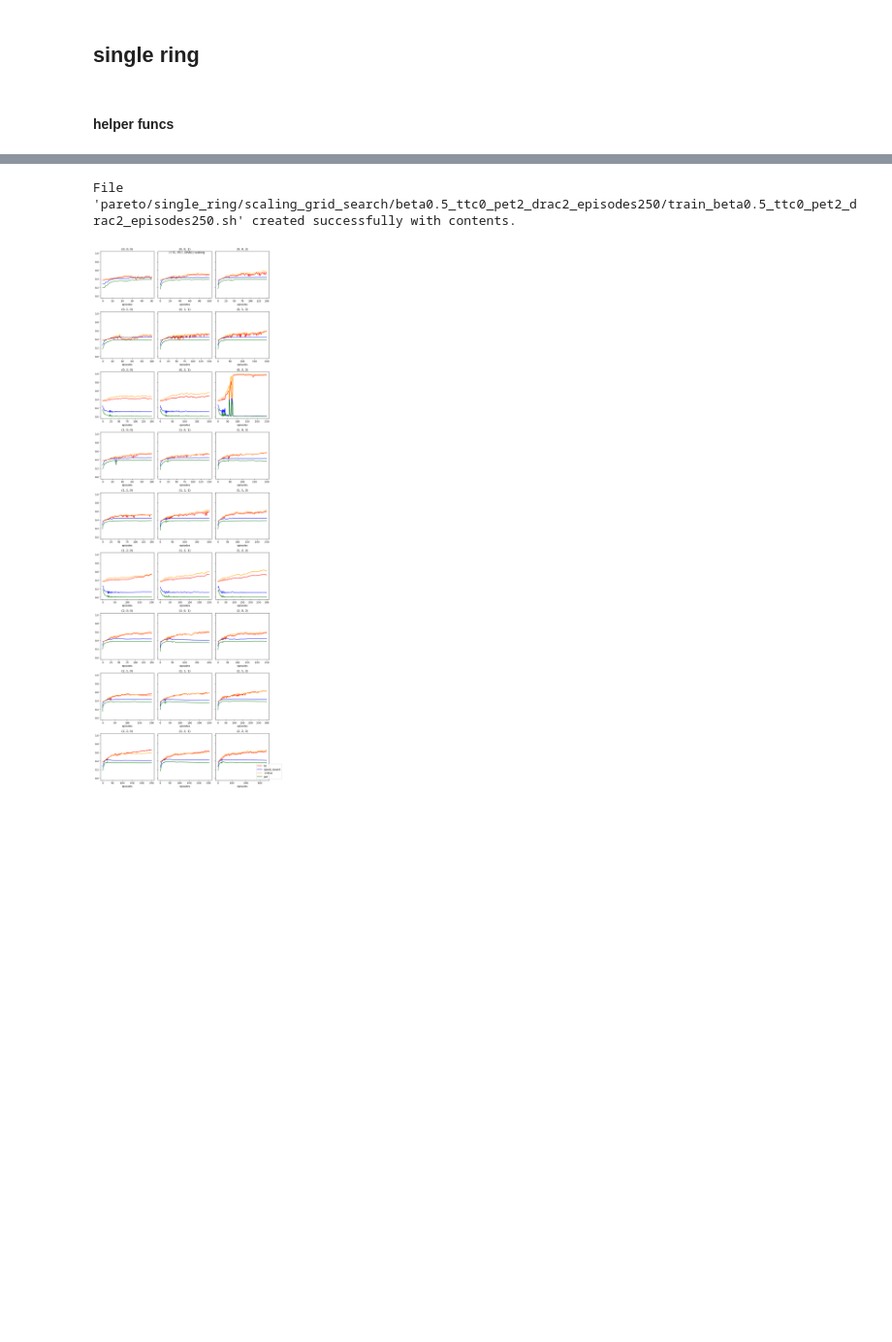
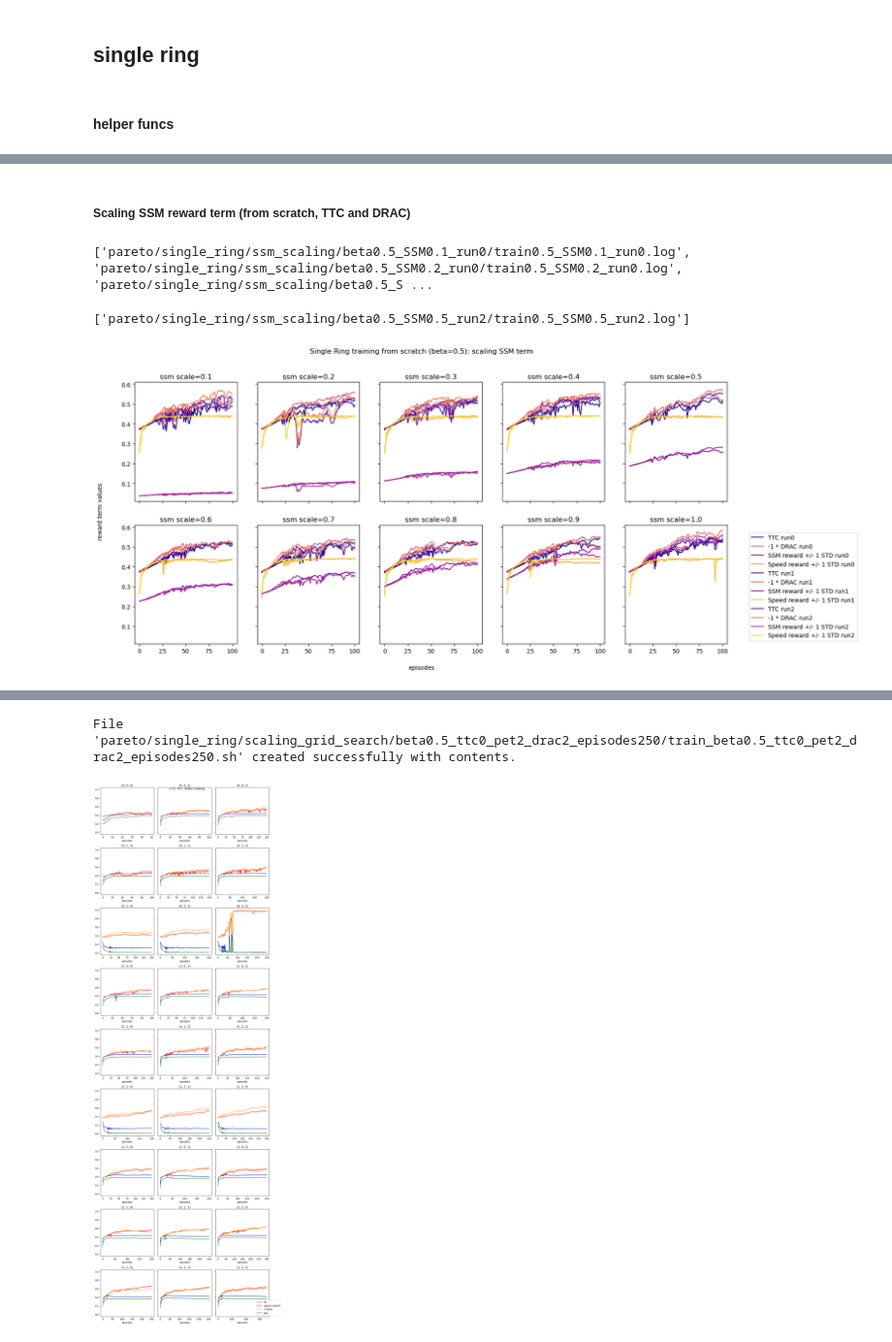
Before and after one commit to marcusbl1/automatic_vehicular_control, a Jupyter notebook: automatic_vehicular_control/actual_runs.ipynb, the cells around one changed output, grey strips where cells are left out. Shown at 97% size. Saved outputs shown, nothing was run; the diff lists cells and outputs as text; code cells hidden in the pictures; blank space fills up the shorter version.

Commit message:
experiment code, scaling code

```diff
--- a/automatic_vehicular_control/actual_runs.ipynb
+++ b/automatic_vehicular_control/actual_runs.ipynb
@@ -46,7 +55,8 @@ def verify_multiple_execution(log_paths):
 # %% [markdown]
 #### helper funcs
 # %%
-folder = 'pareto/single_ring'
+single_folder = 'pareto/single_ring'
+single_num_runs = 3 #number of training runs for each experiment
 
 def single_ring_train_script_text(
         output_log='output-%j.log',
@@ -66,6 +76,8 @@ def single_ring_train_script_text(
         scale_ttc=1,
         scale_pet=1,
         scale_drac=1,
+        seed_np=False,
+        seed_torch=False,
     ): # format into script runnable on supercloud
     script_text = (f'''#!/bin/sh
 
@@ -76,7 +88,7 @@ def single_ring_train_script_text(
 '''
 f'''python $F/ring.py {run_dir} "worker_kwargs={worker_kwargs}" "n_workers={n_workers}" "n_rollouts_per_step={n_rollouts_per_step}" "warmup_steps={warmup_steps}"'''
 f''' "skip_stat_steps={skip_stat_steps}" "horizon={horizon}" "global_reward={global_reward}" "n_steps={n_steps}" "alg='{alg}'" "use_critic={use_critic}" "gamma={gamma}" "beta={beta}"'''
-f''' "scale_ttc={scale_ttc}" "scale_pet={scale_pet}" "scale_drac={scale_drac}"'''
+f''' "scale_ttc={scale_ttc}" "scale_pet={scale_pet}" "scale_drac={scale_drac}" "seed_np={seed_np}" "seed_torch={seed_torch}"'''
                   )
     return script_text
 
@@ -116,0 +212,9 @@ f''' "scale_ttc={scale_ttc}" "scale_pet={scale_pet}" "scale_drac={scale_drac}"''
+# %% [markdown]
+##### Scaling SSM reward term (from scratch, TTC and DRAC)
+# %%
+single_ring_scaling_SSM_dir = f'{single_folder}/ssm_scaling'
+Path(f'{single_ring_scaling_SSM_dir}').mkdir(parents=True, exist_ok=True)
+scale_values=[s/10.0 for s in range(1, 11)]
+run_nums=np.arange(single_num_runs)
+seed_np = 1228644375
+seed_torch = 106619
@@ -116,0 +236,60 @@ f''' "scale_ttc={scale_ttc}" "scale_pet={scale_pet}" "scale_drac={scale_drac}"''
+# %%
+train_outputs = scale_SSM_single(product(run_nums, scale_values))
+print(train_outputs)
+# %% [output]
+['pareto/single_ring/ssm_scaling/beta0.5_SSM0.1_run0/train0.5_SSM0.1_run0.log', 'pareto/single_ring/ssm_scaling/beta0.5_SSM0.2_run0/train0.5_SSM0.2_run0.log', 'pareto/single_ring/ssm_scaling/beta0.5_S ...
+# %%
+scale_SSM_single([(2, 0.5)])
+# rm -rf 0.2, 1
+# rm -rf 0.1, 2
+# %% [output]
+['pareto/single_ring/ssm_scaling/beta0.5_SSM0.5_run2/train0.5_SSM0.5_run2.log']
+# %%
+# train progress: plot reward terms for each run of each ssm term scale value
+
+# ssm_term = scale*(ttc - drac)/2
+# reward_func = (0.5)*speed_reward + (0.5)*ssm_term
+
+fig, axs = plt.subplots(2, 5, figsize=(18, 8),  sharex=True, sharey=True)
+axs_flat = axs.flatten()
+
+cmap_plasma = plt.cm.get_cmap('plasma')
+colors = [cmap_plasma(i / (16 - 1)) for i in range(16)] # split plasma into 12 colors
+
+for i, scale in product(run_nums, scale_values):
+    cur_dir = f'{single_ring_scaling_SSM_dir}/beta0.5_SSM{scale}_run{i}'
+    train_csv = f'{cur_dir}/train_results.csv'
+    if os.path.exists(train_csv):
+        # print(i,scale)
+        train_df = pd.read_csv(train_csv)
+        ttc_y, ttc_std = train_df['ttc_mean'], train_df['ttc_std']
+        speed_y, speed_std = train_df['speed_reward_mean'], train_df['speed_reward_std']
+        drac_y, drac_std = -train_df['drac_mean'], train_df['drac_std']
+        ssm_y, ssm_std = train_df['ssm_mean'], train_df['ssm_std']
+
+        x = np.arange(len(speed_y))
+
+        # pet_y = train_df['pet_mean']
+        # ax.plot(x, pet_y, color='orange', label='pet')
+
+        ax = axs_flat[int(10*scale)-1]
+        ax.set_title(f'ssm scale={scale}')
+        ax.plot(x, ttc_y, color=colors[i], label=f'TTC run{i}')
+        # ax.fill_between(x, ttc_y-ttc_std, ttc_y+ttc_std, color='red', alpha=0.2)
+        ax.plot(x, drac_y, color=colors[i+8], label=f'-1 * DRAC run{i}')
+        # ax.fill_between(x, drac_y-drac_std, drac_y+drac_std, color='purple', alpha=0.2)
+        ax.plot(x, ssm_y, color=colors[i+4], label=f'SSM reward +/- 1 STD run{i}')
+        # ax.fill_between(x, ssm_y-ssm_std, ssm_y+ssm_std, color='red', alpha=0.2)
+        ax.plot(x, speed_y, color=colors[i+12], label=f'Speed reward +/- 1 STD run{i}')
+        # ax.fill_between(x, speed_y-speed_std, speed_y+speed_std, color='blue', alpha=0.2)
+
+fig.text(0.5, 0.04, 'episodes', ha='center', va='center') # xlabel
+fig.text(0.08, 0.5, 'reward term values', ha='center', va='center', rotation='vertical') # ylabel
+
+plt.suptitle('Single Ring training from scratch (beta=0.5): scaling SSM term')
+legend_handles, legend_labels = axs_flat[0].get_legend_handles_labels()
+plt.legend(handles=legend_handles, labels=legend_labels, loc='lower right', bbox_to_anchor=(2.3, 0))
+# plt.tight_layout()
+plt.show()
+# %% [output]
+[figure, added]
```
Also changed, not shown: parts of 54 cells of this notebook, 5 other files.
